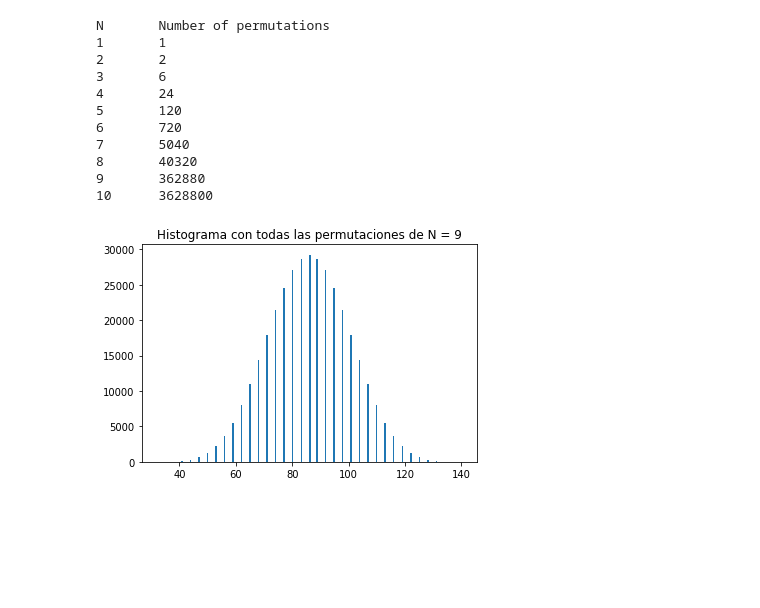
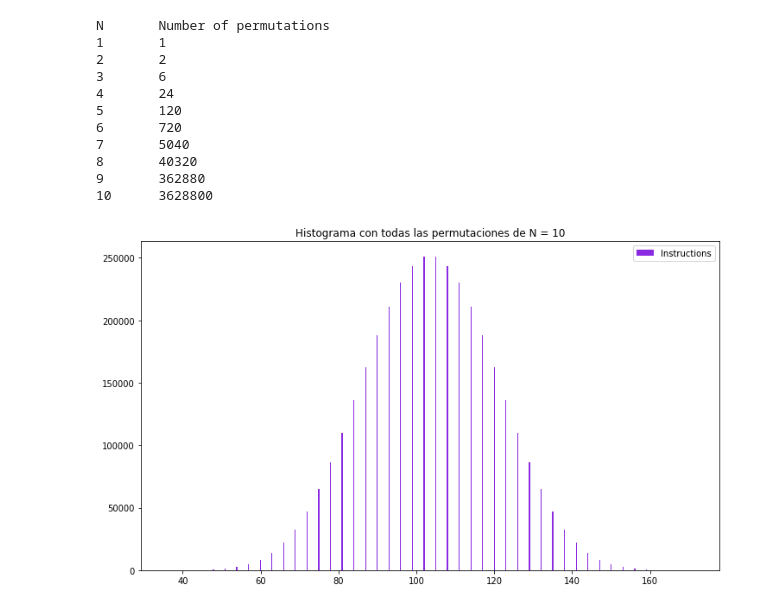
Before and after one commit to jspenaq/Algoritmos, a Jupyter notebook: Laboratorio 1/Insertion Sort/Permutations.ipynb, the cells around one changed output. Saved outputs shown, nothing was run; the diff lists cells and outputs as text; code cells hidden in the pictures; blank space fills up the shorter version.

```diff
--- a/Laboratorio 1/Insertion Sort/Permutations.ipynb
+++ b/Laboratorio 1/Insertion Sort/Permutations.ipynb
@@ -63,11 +63,13 @@ N       Number of permutations
 9       362880
 10      3628800
 # %%
-len_i = len(instructions)-1
+plt.rcParams['figure.figsize'] = 12,7 # width, height
+len_i = len(instructions)
 arr_hist = instructions[len_i-1]
-plt.hist(arr_hist, bins='auto')
+plt.hist(arr_hist, bins='auto', color="blueviolet")
 title = "Histograma con todas las permutaciones de N = " + str(len_i)
 plt.title(title)
+plt.legend(["Instructions"])
 plt.show()
 # %% [output]
-[figure, old version]
+[figure, new version]
```
Also changed, not shown: parts of 3 cells of this notebook.
